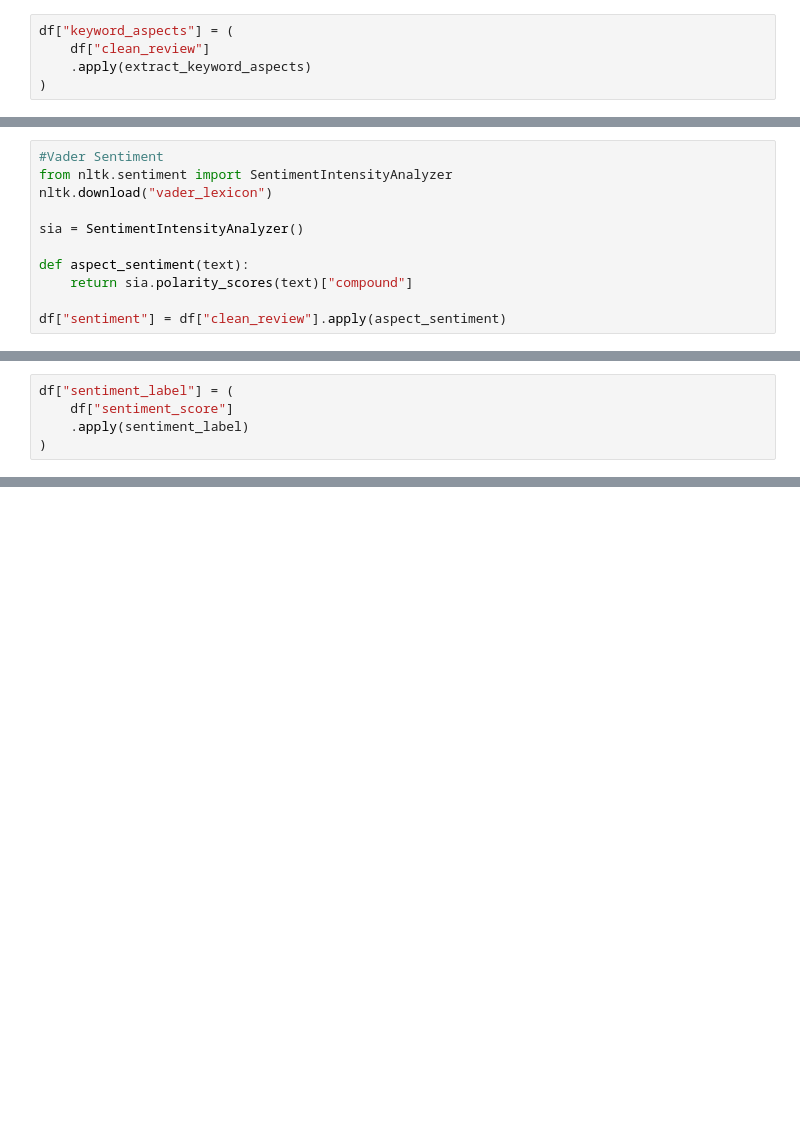
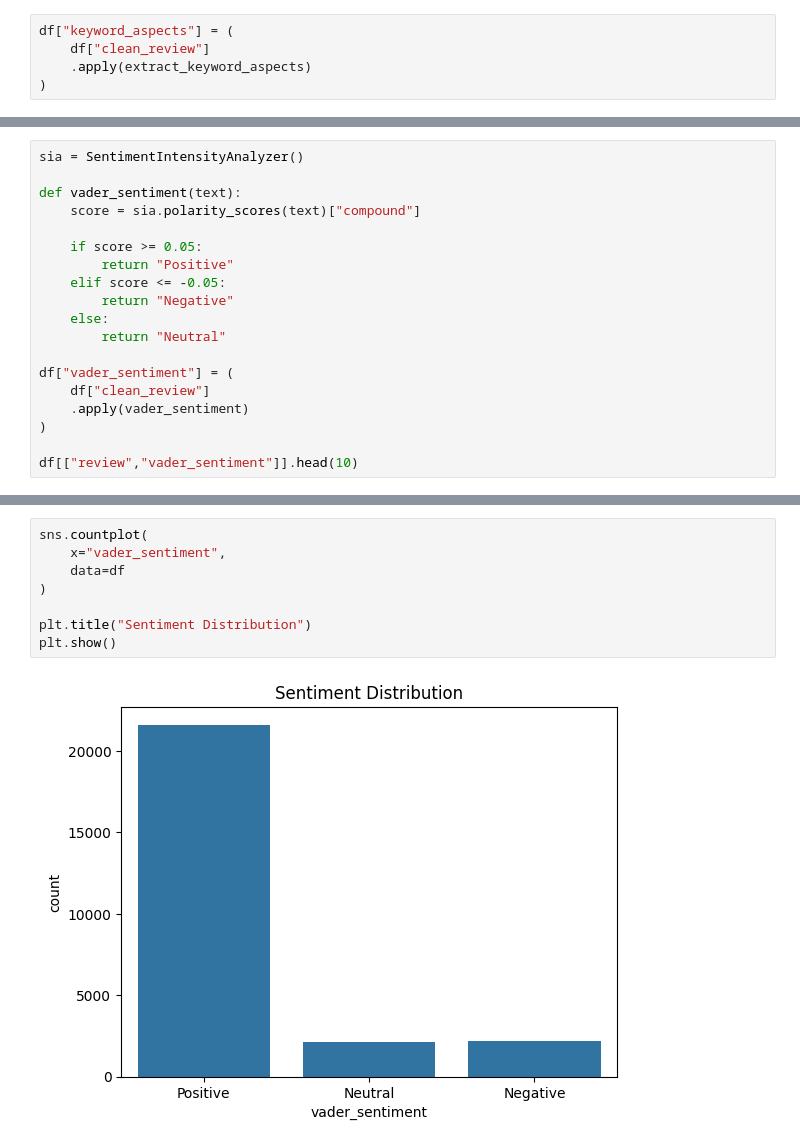
Before and after one commit to AliaF123/Laptop_Review, a Jupyter notebook: laptop_review_analysis.ipynb, the cells around one changed output, grey strips where cells are left out. Saved outputs shown, nothing was run; the diff lists cells and outputs as text; blank space fills up the shorter version.

```diff
--- a/laptop_review_analysis.ipynb
+++ b/laptop_review_analysis.ipynb
@@ -351,11 +278,0 @@ df["semantic_aspects"] = [
-# %%
-#Vader Sentiment
-from nltk.sentiment import SentimentIntensityAnalyzer
-nltk.download("vader_lexicon")
-
-sia = SentimentIntensityAnalyzer()
-
-def aspect_sentiment(text):
-    return sia.polarity_scores(text)["compound"]
-
-df["sentiment"] = df["clean_review"].apply(aspect_sentiment)
@@ -381,5 +278,0 @@ def sentiment_label(score):
-# %%
-df["sentiment_label"] = (
-    df["sentiment_score"]
-    .apply(sentiment_label)
-)
@@ -475,0 +279,19 @@ plt.show()
+# %%
+sia = SentimentIntensityAnalyzer()
+
+def vader_sentiment(text):
+    score = sia.polarity_scores(text)["compound"]
+
+    if score >= 0.05:
+        return "Positive"
+    elif score <= -0.05:
+        return "Negative"
+    else:
+        return "Neutral"
+
+df["vader_sentiment"] = (
+    df["clean_review"]
+    .apply(vader_sentiment)
+)
+
+df[["review","vader_sentiment"]].head(10)
@@ -475,0 +310,10 @@ plt.show()
+# %%
+sns.countplot(
+    x="vader_sentiment",
+    data=df
+)
+
+plt.title("Sentiment Distribution")
+plt.show()
+# %% [output]
+[figure, added]
```
Also changed, not shown: parts of 41 cells of this notebook.
